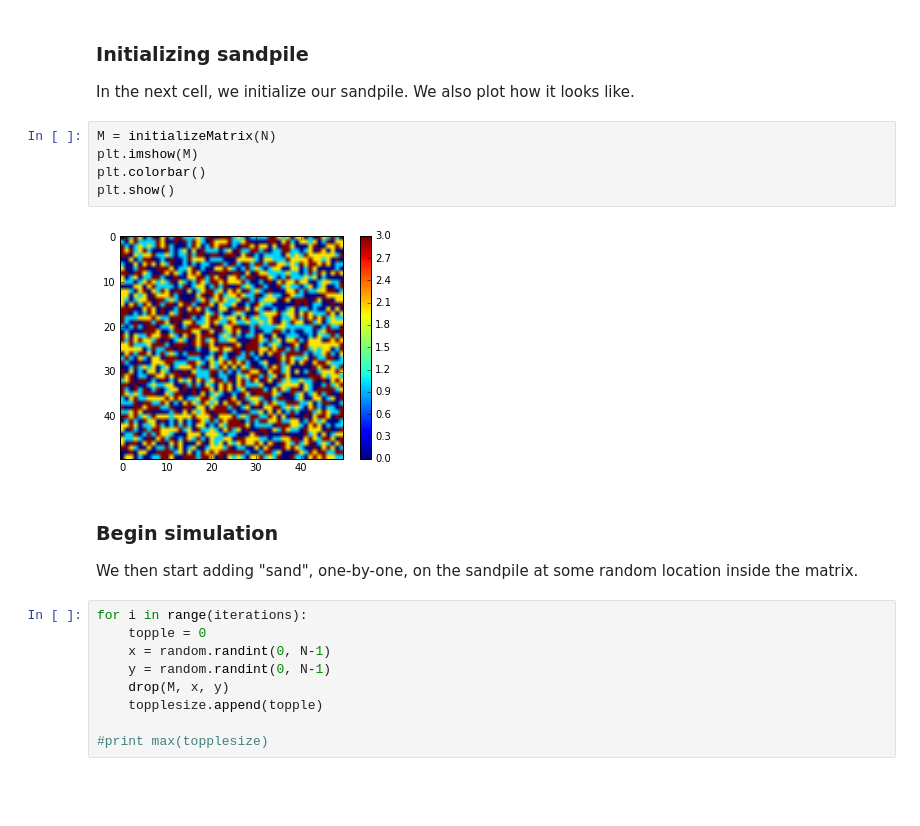
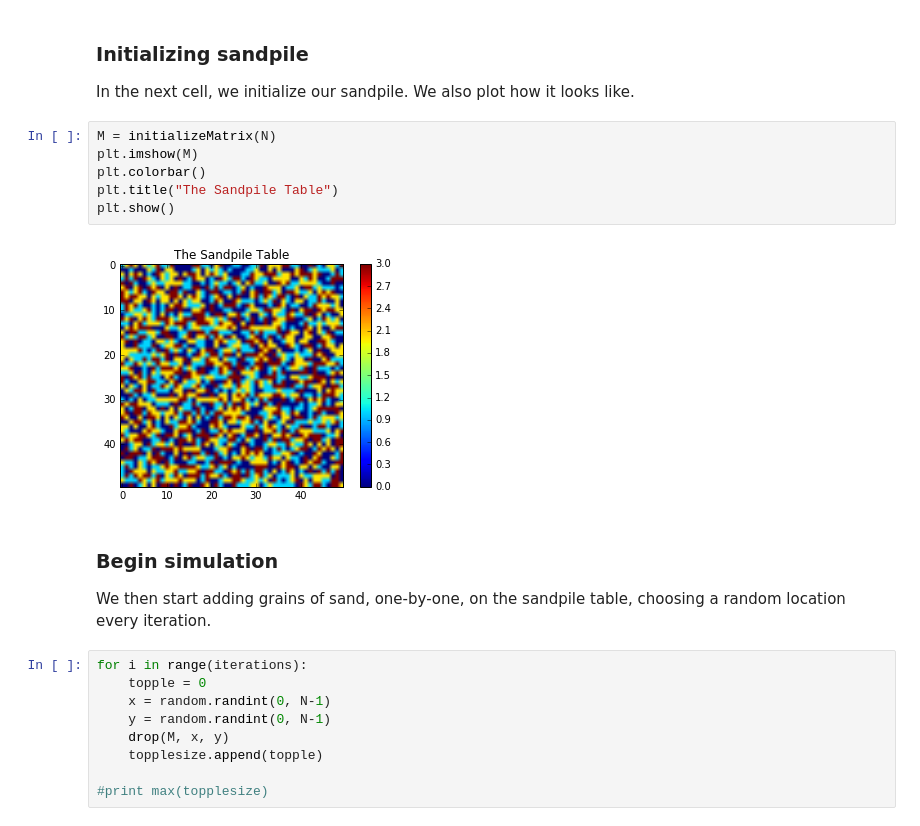
Before and after one commit to eflegara/BTW-Sandpile-Model, a Jupyter notebook: Sandpile.py.ipynb, the cells around one changed output. Drawn from its saved outputs; the diff is of its cells as text; blank space fills up the shorter version.

```diff
--- a/Sandpile.py.ipynb
+++ b/Sandpile.py.ipynb
@@ -72,13 +79,14 @@ In the next cell, we initialize our sandpile. We also plot how it looks like.
 # %%
 M = initializeMatrix(N)
 plt.imshow(M)
 plt.colorbar()
+plt.title("The Sandpile Table")
 plt.show()
 # %% [output]
-[figure, old version]
+[figure, new version]
 # %% [markdown]
 ### Begin simulation
-We then start adding "sand", one-by-one, on the sandpile at some random location inside the matrix.
+We then start adding grains of sand, one-by-one, on the sandpile table, choosing a random location every iteration.
 # %%
 for i in range(iterations):
     topple = 0
```
Also changed, not shown: parts of 2 cells of this notebook.
